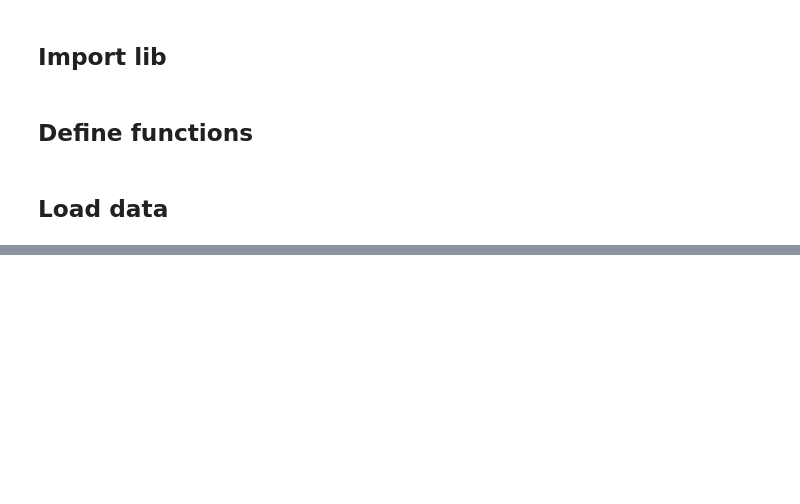
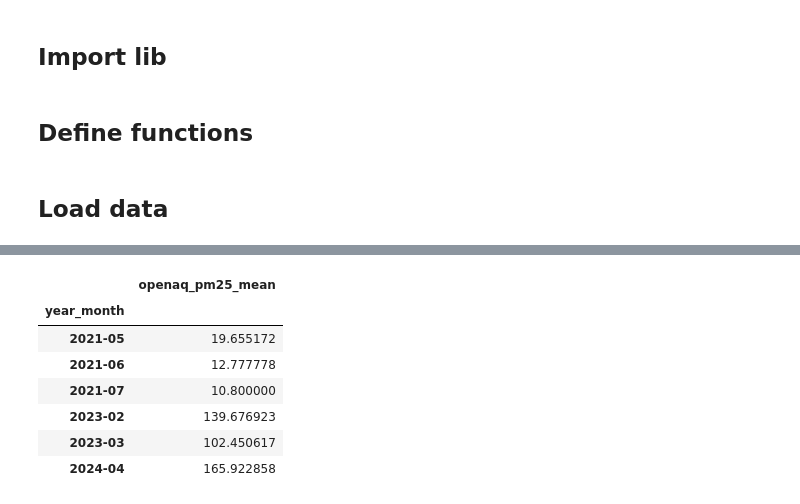
Before and after one commit to surasakcho/pier-blog, a Jupyter notebook: 2024-04-10 Thailand PM25 - Satellite data/integrate/animated_time_series.ipynb, the cells around one changed output, grey strips where cells are left out. Saved outputs shown, nothing was run; the diff lists cells and outputs as text; code cells hidden in the pictures; blank space fills up the shorter version.

```diff
--- a/2024-04-10 Thailand PM25 - Satellite data/integrate/animated_time_series.ipynb
+++ b/2024-04-10 Thailand PM25 - Satellite data/integrate/animated_time_series.ipynb
@@ -30,3 +66,16 @@ df_predict_pm25_monthly.to_csv(r'../data/df_predict_pm25_monthly.csv')
+# %%
+df_pm25_chiangmai_openaq = pd.read_parquet(r'../data/df_pm25_chiangmai_openaq.parquet')
+df_pm25_chiangmai_openaq_monthly_mean = df_pm25_chiangmai_openaq.groupby('year_month').agg(openaq_pm25_mean=('pm25', 'mean'))
+df_pm25_chiangmai_openaq_monthly_mean
+# %% [output]
+|  | openaq_pm25_mean |
+| year_month |  |
+| 2021-05 | 19.655172 |
+| 2021-06 | 12.777778 |
+| 2021-07 | 10.800000 |
+| 2023-02 | 139.676923 |
+| 2023-03 | 102.450617 |
+| 2024-04 | 165.922858 |
 # %%
 # xticks = [xtick for xtick in df_predict_pm25_monthly['year_month'] if xtick.endswith('-01')]
 # xticks_text = [xtick[:4] for xtick in xticks]
```
Also changed, not shown: parts of 3 cells of this notebook, 11 other files.
